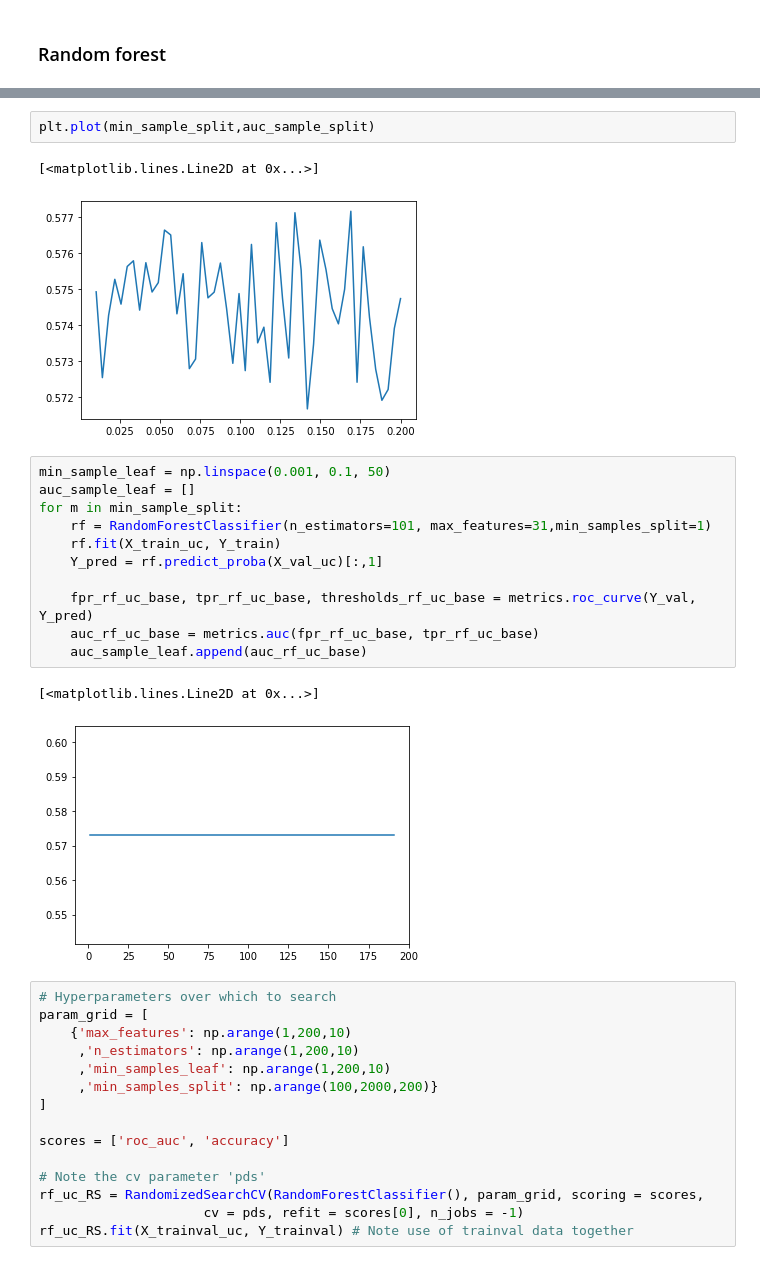
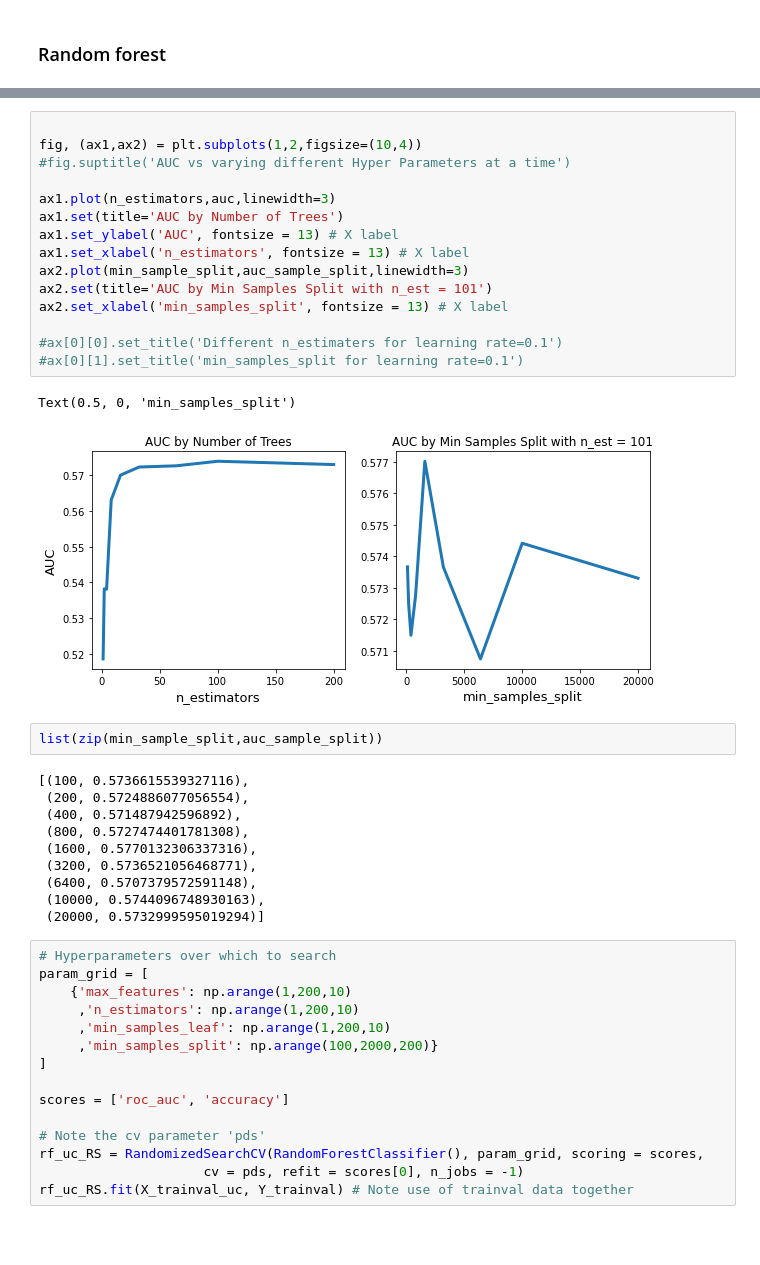
Before and after one commit to audreychu/Airbnb_Optimization, a Jupyter notebook: RF_Final_Tuning_StepwiseGridSearch.ipynb, the cells around one changed output, grey strips where cells are left out. Cells and saved outputs as stored; diff of their text form; blank space fills up the shorter version.

```diff
--- a/RF_Final_Tuning_StepwiseGridSearch.ipynb
+++ b/RF_Final_Tuning_StepwiseGridSearch.ipynb
@@ -543,22 +563,33 @@ for m in min_sample_split:
+# %%
+
+fig, (ax1,ax2) = plt.subplots(1,2,figsize=(10,4))
+#fig.suptitle('AUC vs varying different Hyper Parameters at a time')
+
+ax1.plot(n_estimators,auc,linewidth=3)
+ax1.set(title='AUC by Number of Trees')
+ax1.set_ylabel('AUC', fontsize = 13) # X label
+ax1.set_xlabel('n_estimators', fontsize = 13) # X label
+ax2.plot(min_sample_split,auc_sample_split,linewidth=3)
+ax2.set(title='AUC by Min Samples Split with n_est = 101')
+ax2.set_xlabel('min_samples_split', fontsize = 13) # X label
+
+#ax[0][0].set_title('Different n_estimaters for learning rate=0.1')
+#ax[0][1].set_title('min_samples_split for learning rate=0.1')
+# %% [output]
+Text(0.5, 0, 'min_samples_split')
+[figure, added]
 # %%
-plt.plot(min_sample_split,auc_sample_split)
+list(zip(min_sample_split,auc_sample_split))
 # %% [output]
-[<matplotlib.lines.Line2D at 0x...>]
+[(100, 0.5736615539327116),
+ (200, 0.5724886077056554),
+ (400, 0.571487942596892),
+ (800, 0.5727474401781308),
+ (1600, 0.5770132306337316),
+ (3200, 0.5736521056468771),
+ (6400, 0.5707379572591148),
+ (10000, 0.5744096748930163),
+ (20000, 0.5732999595019294)]
-[figure, removed]
-# %%
-min_sample_leaf = np.linspace(0.001, 0.1, 50)
-auc_sample_leaf = []
-for m in min_sample_split:
-    rf = RandomForestClassifier(n_estimators=101, max_features=31,min_samples_split=1)
-    rf.fit(X_train_uc, Y_train)
-    Y_pred = rf.predict_proba(X_val_uc)[:,1]
-
-    fpr_rf_uc_base, tpr_rf_uc_base, thresholds_rf_uc_base = metrics.roc_curve(Y_val, Y_pred)
-    auc_rf_uc_base = metrics.auc(fpr_rf_uc_base, tpr_rf_uc_base)
-    auc_sample_leaf.append(auc_rf_uc_base)
-# %% [output]
-[<matplotlib.lines.Line2D at 0x...>]
-[figure, removed]
 # %%
 # Hyperparameters over which to search
 param_grid = [
```
Also changed, not shown: parts of 11 cells of this notebook.
